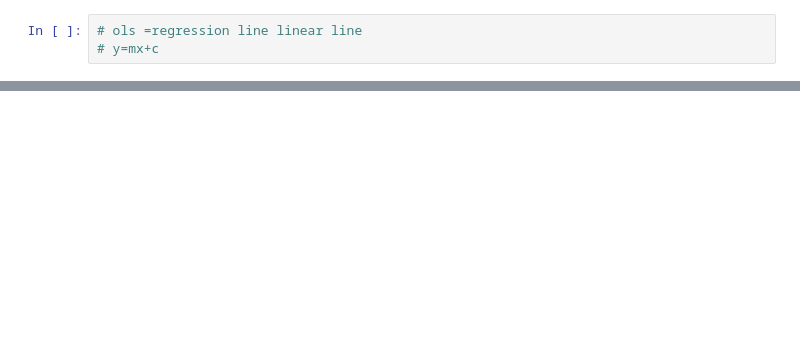
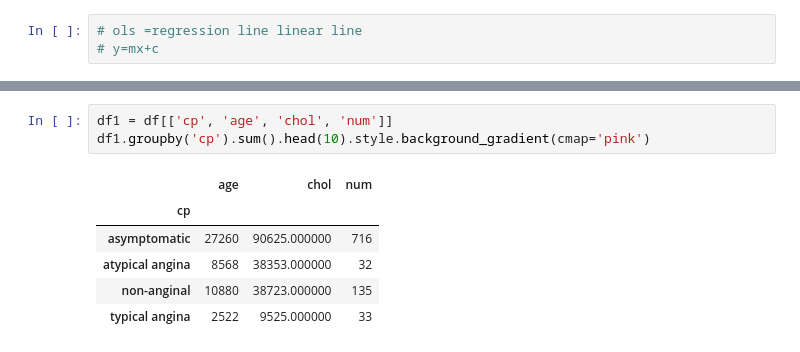
Before and after one commit to AustinKarki/75-Days-of-Coding-Challenge, a Jupyter notebook: Data_Visualization.ipynb, the cells around one changed output, grey strips where cells are left out. Saved outputs shown, nothing was run; the diff lists cells and outputs as text; blank space fills up the shorter version.

```diff
--- a/Data_Visualization.ipynb
+++ b/Data_Visualization.ipynb
@@ -353,0 +404,10 @@ iplot(fig)
+# %%
+df1 = df[['cp', 'age', 'chol', 'num']]
+df1.groupby('cp').sum().head(10).style.background_gradient(cmap='pink')
+# %% [output]
+|  | age | chol | num |
+| cp |  |  |  |
+| asymptomatic | 27260 | 90625.000000 | 716 |
+| atypical angina | 8568 | 38353.000000 | 32 |
+| non-anginal | 10880 | 38723.000000 | 135 |
+| typical angina | 2522 | 9525.000000 | 33 |
```
Also changed, not shown: parts of 9 cells of this notebook.
